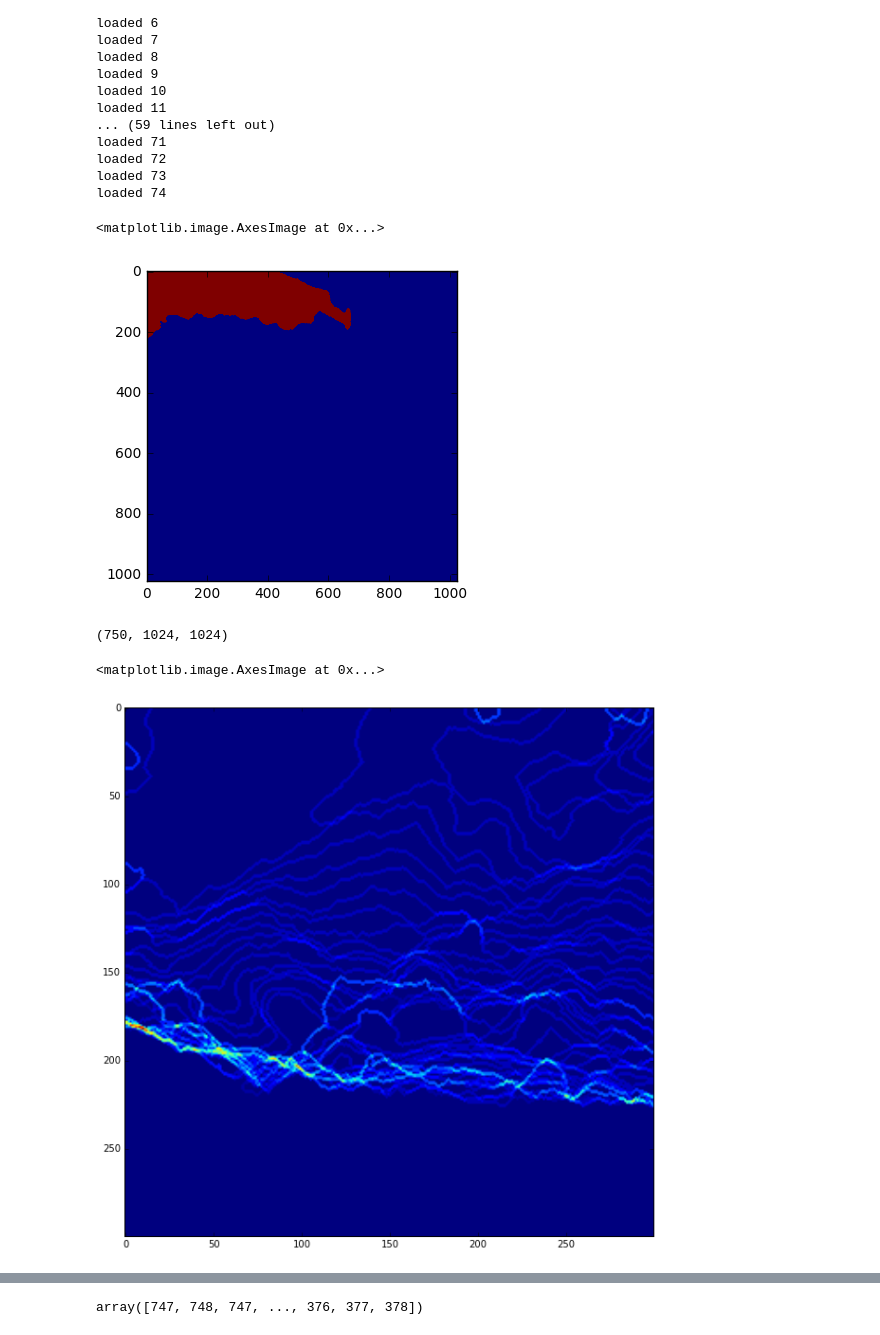
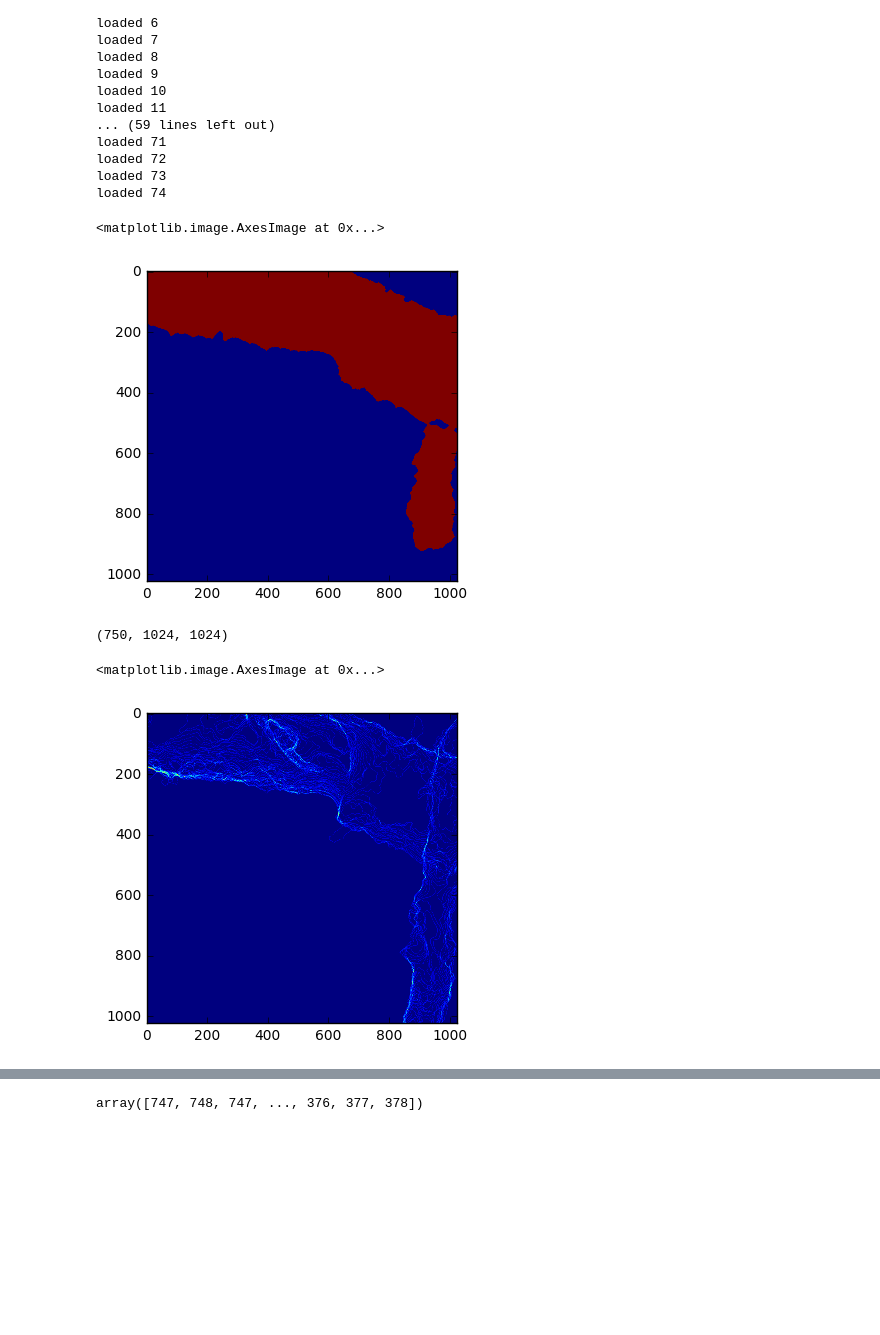
Before and after one commit to Rhoana/3dxp, a Jupyter notebook: AC3MESH.ipynb, the cells around one changed output, grey strips where cells are left out. Drawn from its saved outputs; the diff is of its cells as text; code cells hidden in the pictures; blank space fills up the shorter version.

```diff
--- a/AC3MESH.ipynb
+++ b/AC3MESH.ipynb
@@ -95,10 +95,10 @@ loaded 72
 loaded 73
 loaded 74
 # %%
-imshow(thresholded_3d[33])
+imshow(thresholded_3d[0])
 # %% [output]
 <matplotlib.image.AxesImage at 0x...>
-[figure, old version]
+[figure, new version]
 # %%
 upsampled = thresholded_3d.repeat(10, axis=0)
 # %%
@@ -106,17 +106,16 @@ upsampled.shape
 # %% [output]
 (750, 1024, 1024)
 # %%
-all_borders = 0
+all_borders = np.zeros(upsampled.shape[1:])
 
 for z in range(upsampled.shape[0]):
 
-
     all_borders += mh.labeled.borders(upsampled[z])
 # %%
-plt.figure(figsize=(10,10))
-imshow(all_borders[0:300,0:300])
+# plt.figure(figsize=(10,10))
+imshow(all_borders)
 # %% [output]
 <matplotlib.image.AxesImage at 0x...>
-[figure, old version]
+[figure, new version]
 # %%
 resliced = upsampled.swapaxes(0,1)
```
Also changed, not shown: parts of 5 cells of this notebook.
